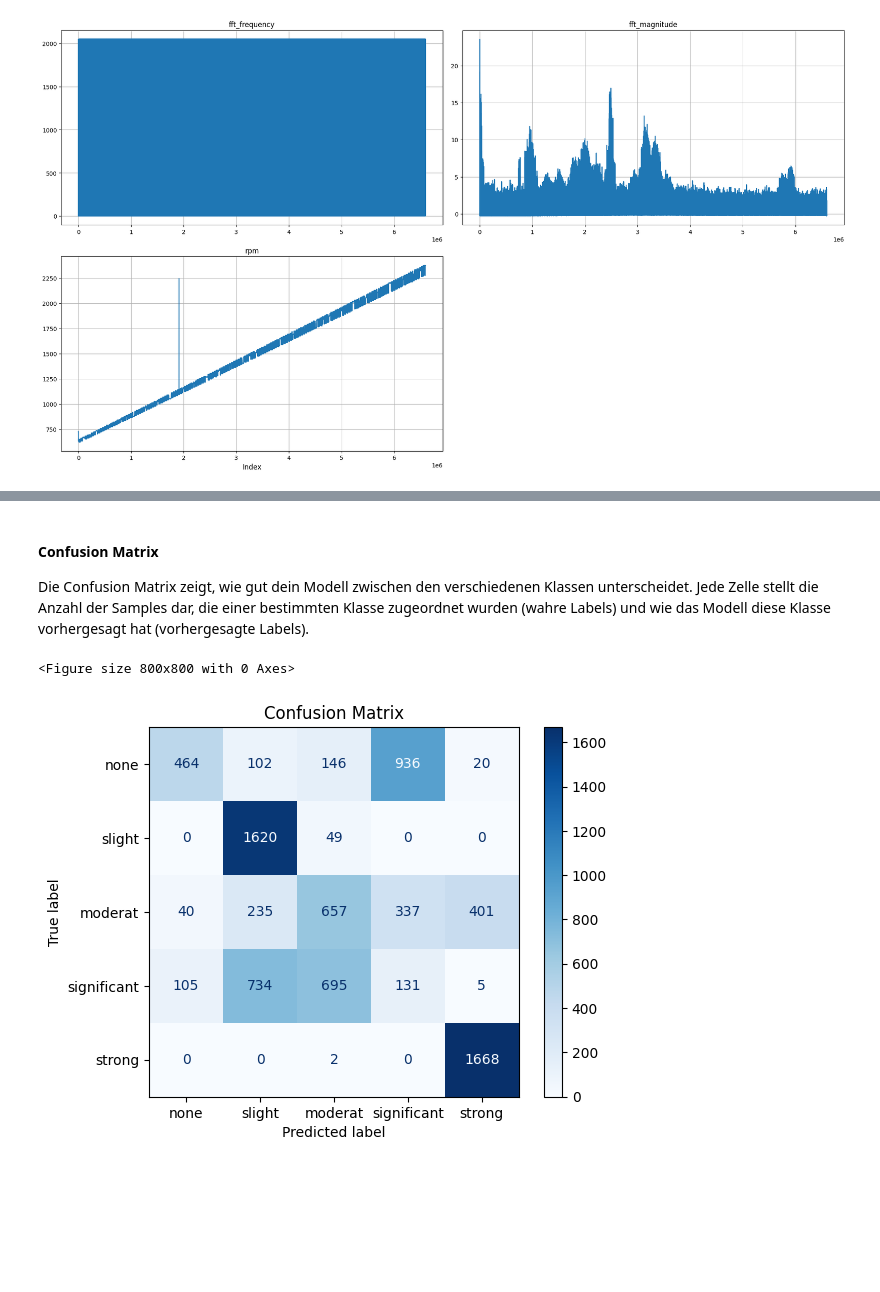
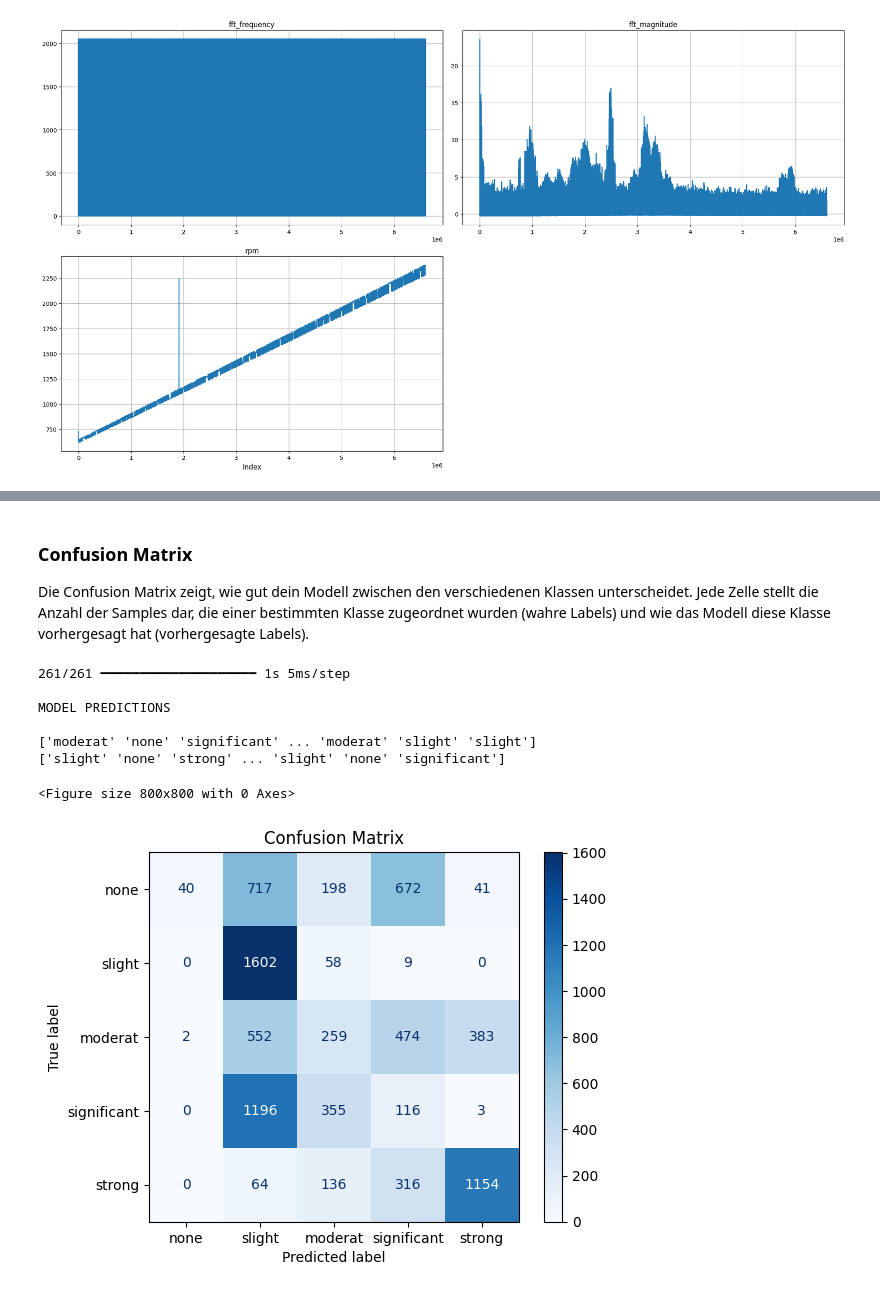
Before and after one commit to ninakuhlen/ai-gear-fault-detection, a Jupyter notebook: notebooks/fft_net.ipynb, the cells around one changed output, grey strips where cells are left out. Drawn from its saved outputs; the diff is of its cells as text; code cells hidden in the pictures; blank space fills up the shorter version.

```diff
--- a/notebooks/fft_net.ipynb
+++ b/notebooks/fft_net.ipynb
@@ -254,0 +53,8 @@ Epoch 100/100
+# %%
+full_development_dataset = ip.concatenate_datasets(development_data)
+
+display(full_development_dataset.attrs)
+training_samples_dict = ip.split_data(full_development_dataset, ["fft_magnitude"])
+
+print(training_samples_dict["labels"].shape)
+print(training_samples_dict["samples"].shape)
@@ -351,0 +169,7 @@ Shape von predictions: (8347, 5)
+# %%
+full_evaluation_dataset = ip.concatenate_datasets(evaluation_data)
+
+test_samples_dict = ip.split_data(full_evaluation_dataset, ["fft_magnitude"])
+
+print(test_samples_dict["labels"].shape)
+print(test_samples_dict["samples"].shape)
@@ -352,13 +199,21 @@ Shape von predictions: (8347, 5)
 # %% [markdown]
-#### Confusion Matrix
+### Confusion Matrix
 Die Confusion Matrix zeigt, wie gut dein Modell zwischen den verschiedenen Klassen unterscheidet. Jede Zelle stellt die Anzahl der Samples dar, die einer bestimmten Klasse zugeordnet wurden (wahre Labels) und wie das Modell diese Klasse vorhergesagt hat (vorhergesagte Labels).
-# %%
-# Confusion Matrix:
-true_labels = test_labels.argmax(axis=1)  # One-Hot-Encoding auf numerische Labels zurückführen
-predicted_labels = predictions.argmax(axis=1)  # Die wahrscheinlichste Klasse auswählen
-
-# Confusion Matrix plotten
-vis.plot_confusion_matrix(true_labels, predicted_labels, class_names)
-# %% [output]
-<Figure size 800x800 with 0 Axes>
-[figure, removed]
+# %%
+# predictions by model
+true_labels, predicted_labels = mc.predict(model=model, test_samples_dict=test_samples_dict)
+
+# plot confusion matrix
+vis.plot_confusion_matrix(true_labels=true_labels,
+                          predicted_labels=predicted_labels,
+                          class_names=full_evaluation_dataset.attrs["unbalance"]
+                          )
+# %% [output]
+261/261 ━━━━━━━━━━━━━━━━━━━━ 1s 5ms/step
+
+MODEL PREDICTIONS
+
+['moderat' 'none' 'significant' ... 'moderat' 'slight' 'slight']
+['slight' 'none' 'strong' ... 'slight' 'none' 'significant']
+<Figure size 800x800 with 0 Axes>
+[figure, added]
```
Also changed, not shown: parts of 26 cells of this notebook, 2 other files.
